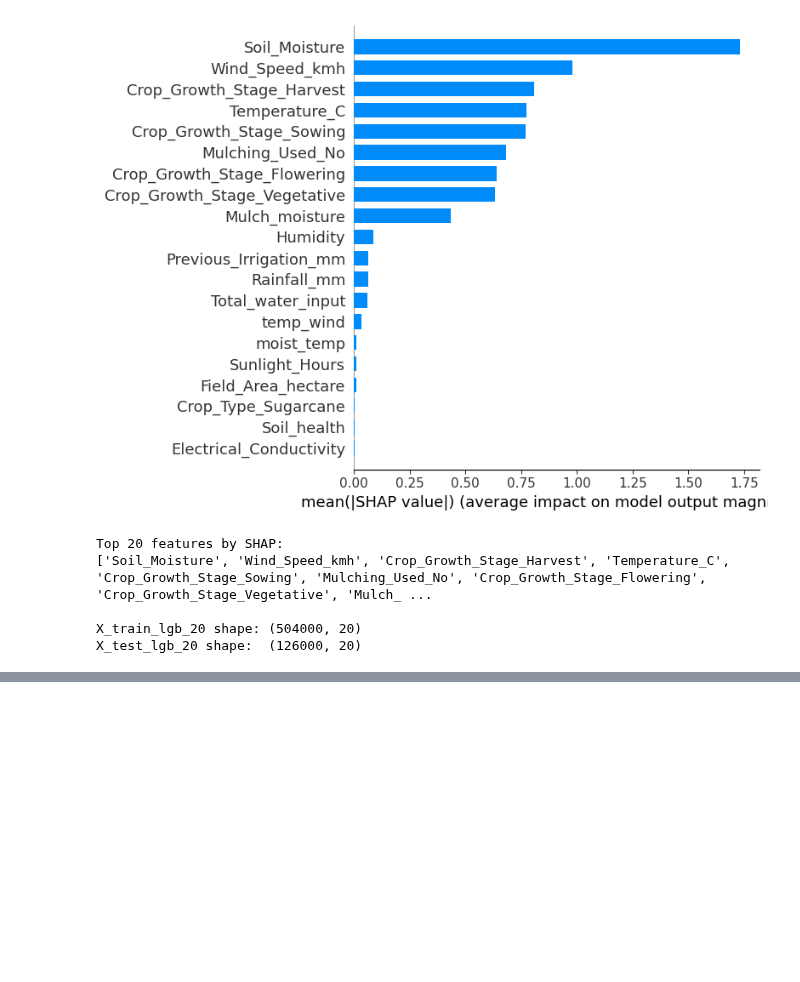
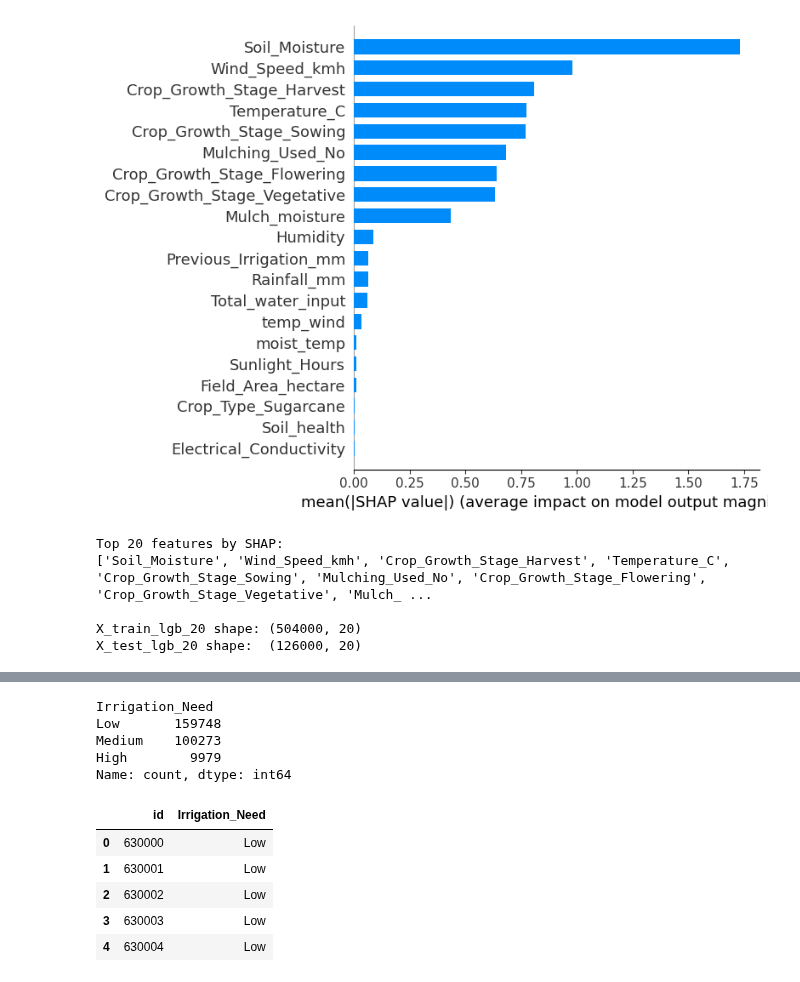
Before and after one commit to donya-beh/GSB-545, a Jupyter notebook: Kaggle Comp/Kaggle Homework 4 Notebook.ipynb, the cells around one changed output, grey strips where cells are left out. Saved outputs shown, nothing was run; the diff lists cells and outputs as text; code cells hidden in the pictures; blank space fills up the shorter version.

```diff
--- a/Kaggle Comp/Kaggle Homework 4 Notebook.ipynb
+++ b/Kaggle Comp/Kaggle Homework 4 Notebook.ipynb
@@ -769,0 +1097,61 @@ NOTE FOR LATER
+# %%
+# Apply same feature engineering to Kaggle test data
+test_fe = test.copy()
+
+# One-hot encode
+test_fe = pd.get_dummies(test_fe, columns=cat_columns) * 1
+
+# Engineered features
+test_fe['Evapotranspiration_Index'] = test_fe['Temperature_C'] * test_fe['Wind_Speed_kmh'] / (test_fe['Humidity'] + 1)
+test_fe['Log_Soil_Moisture'] = np.log1p(test_fe['Soil_Moisture'])
+test_fe['pH_Deviation'] = abs(test_fe['Soil_pH'] - 7.0)
+test_fe['Soil_health'] = test_fe['Organic_Carbon'] * test_fe['Soil_Moisture'] / (test_fe['Electrical_Conductivity'] + 0.1)
+test_fe['Total_water_input'] = test_fe['Rainfall_mm'] + test_fe['Previous_Irrigation_mm']
+test_fe['Mulch_moisture'] = test_fe['Soil_Moisture'] * test_fe['Mulching_Used_Yes']
+test_fe['Moisture_retention'] = test_fe['Soil_Moisture'] * test_fe['Organic_Carbon']
+test_fe['moist_temp'] = test_fe['Soil_Moisture'] * test_fe['Temperature_C']
+test_fe['temp_wind'] = test_fe['Temperature_C'] * test_fe['Wind_Speed_kmh']
+test_fe['temp_humidity'] = test_fe['Temperature_C'] * test_fe['Humidity']
+test_fe['Temp_Squared'] = test_fe['Temperature_C'] ** 2
+test_fe['Wind_Squared'] = test_fe['Wind_Speed_kmh'] ** 2
+test_fe['Moisture_Squared'] = test_fe['Soil_Moisture'] ** 2
+test_fe['Temp_Cubed'] = test_fe['Temperature_C'] ** 3
+test_fe['Wind_Cubed'] = test_fe['Wind_Speed_kmh'] ** 3
+
+# Select model-specific feature subsets
+test_xgb_20 = test_fe[X_train_xgb_20.columns]
+test_lgb_20 = test_fe[X_train_lgb_20.columns]
+test_cb_20  = test_fe[X_train_cb_20.columns]
+
+# Get probability predictions from each tuned model
+lgb_kaggle_probs = best_lgb.predict_proba(test_lgb_20)
+xgb_kaggle_probs = best_xgb.predict_proba(test_xgb_20)
+cat_kaggle_probs = best_cat.predict_proba(test_cb_20)
+
+# Apply optimized ensemble weights
+blended_kaggle = w_lgb * lgb_kaggle_probs + w_xgb * xgb_kaggle_probs + w_cat * cat_kaggle_probs
+ensemble_kaggle_preds = np.argmax(blended_kaggle, axis=1)
+
+# Convert numeric labels back to original class names
+ensemble_kaggle_labels = le.inverse_transform(ensemble_kaggle_preds)
+
+# Build submission file
+prob_model = pd.DataFrame({
+    'id': test['id'],
+    'Irrigation_Need': ensemble_kaggle_labels
+})
+prob_model.to_csv('prob_model.csv', index=False)
+print(prob_model['Irrigation_Need'].value_counts())
+prob_model.head()
+# %% [output]
+Irrigation_Need
+Low       159748
+Medium    100273
+High        9979
+Name: count, dtype: int64
+|  | id | Irrigation_Need |
+| 0 | 630000 | Low |
+| 1 | 630001 | Low |
+| 2 | 630002 | Low |
+| 3 | 630003 | Low |
+| 4 | 630004 | Low |
```
Also changed, not shown: parts of 20 cells of this notebook, 14 other files.
